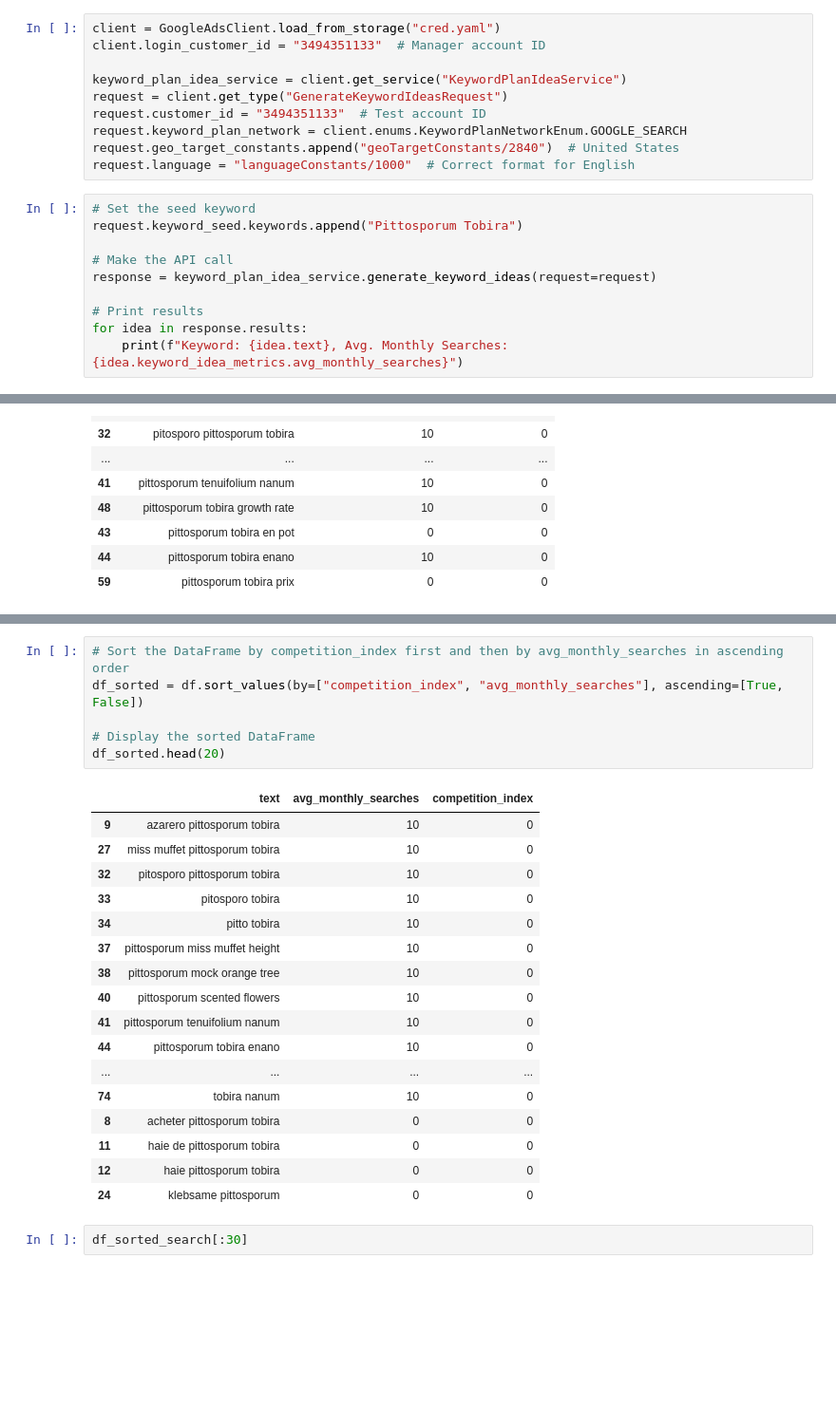
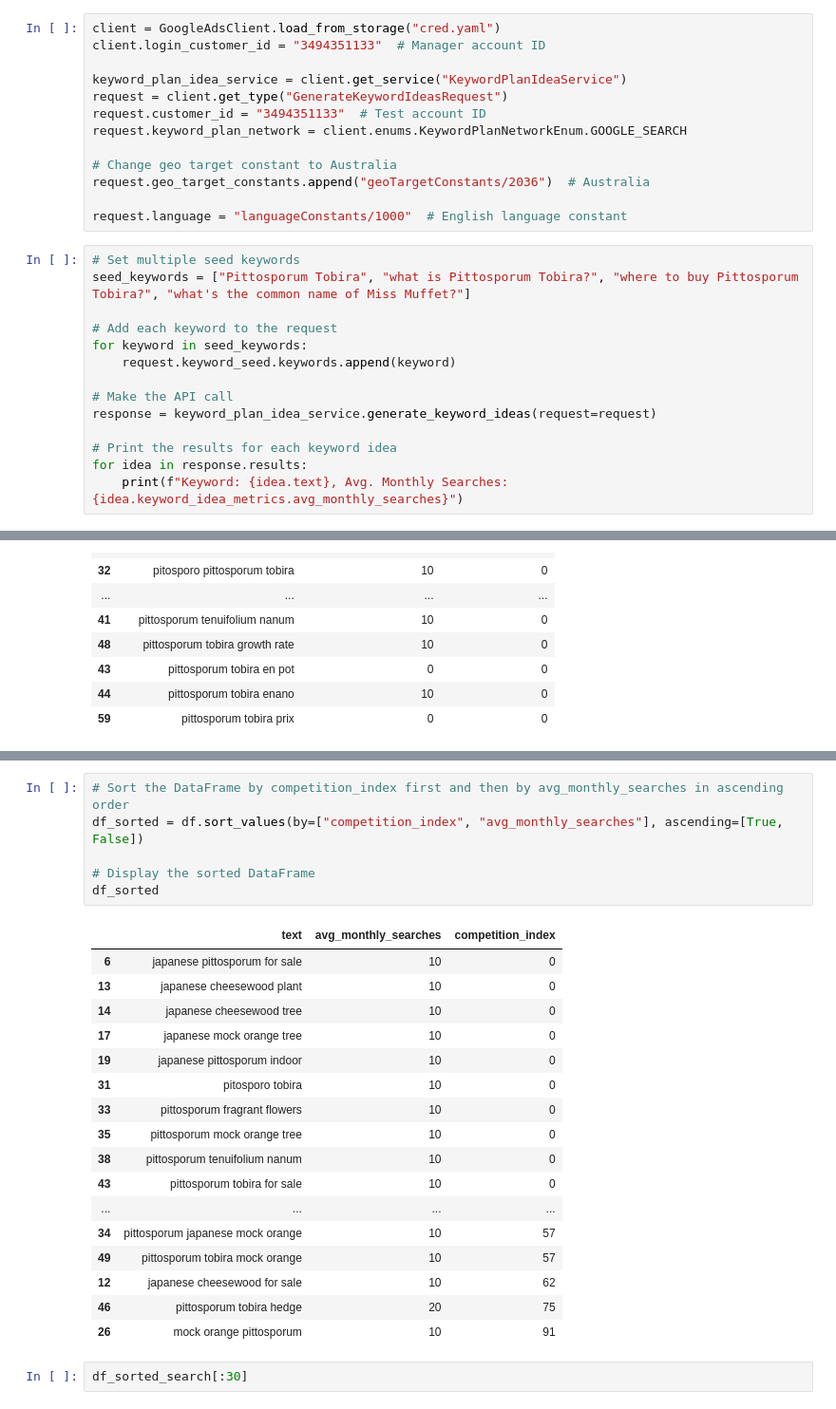
Before and after one commit to venture-data/programmatic-seo, a Jupyter notebook: content_generation.ipynb, the cells around one changed output, grey strips where cells are left out. Shown: that part at 95% size. Cells and saved outputs as stored; diff of their text form; blank space fills up the shorter version.

Commit message:
added multi keyword search

```diff
--- a/content_generation.ipynb
+++ b/content_generation.ipynb
@@ -161,16 +161,23 @@ keyword_plan_idea_service = client.get_service("KeywordPlanIdeaService")
 request = client.get_type("GenerateKeywordIdeasRequest")
 request.customer_id = "3494351133"  # Test account ID
 request.keyword_plan_network = client.enums.KeywordPlanNetworkEnum.GOOGLE_SEARCH
-request.geo_target_constants.append("geoTargetConstants/2840")  # United States
-request.language = "languageConstants/1000"  # Correct format for English
+
+# Change geo target constant to Australia
+request.geo_target_constants.append("geoTargetConstants/2036")  # Australia
+
+request.language = "languageConstants/1000"  # English language constant
 # %%
-# Set the seed keyword
-request.keyword_seed.keywords.append("Pittosporum Tobira")
+# Set multiple seed keywords
+seed_keywords = ["Pittosporum Tobira", "what is Pittosporum Tobira?", "where to buy Pittosporum Tobira?", "what's the common name of Miss Muffet?"]
+
+# Add each keyword to the request
+for keyword in seed_keywords:
+    request.keyword_seed.keywords.append(keyword)
 
 # Make the API call
 response = keyword_plan_idea_service.generate_keyword_ideas(request=request)
 
-# Print results
+# Print the results for each keyword idea
 for idea in response.results:
     print(f"Keyword: {idea.text}, Avg. Monthly Searches: {idea.keyword_idea_metrics.avg_monthly_searches}")
 # %% [output]
@@ -269,27 +276,27 @@ df_sorted_search.head(20)
 # %%
 # Sort the DataFrame by competition_index first and then by avg_monthly_searches in ascending order
 df_sorted = df.sort_values(by=["competition_index", "avg_monthly_searches"], ascending=[True, False])
 
 # Display the sorted DataFrame
-df_sorted.head(20)
+df_sorted
 # %% [output]
 |  | text | avg_monthly_searches | competition_index |
-| 9 | azarero pittosporum tobira | 10 | 0 |
-| 27 | miss muffet pittosporum tobira | 10 | 0 |
-| 32 | pitosporo pittosporum tobira | 10 | 0 |
-| 33 | pitosporo tobira | 10 | 0 |
-| 34 | pitto tobira | 10 | 0 |
-| 37 | pittosporum miss muffet height | 10 | 0 |
-| 38 | pittosporum mock orange tree | 10 | 0 |
-| 40 | pittosporum scented flowers | 10 | 0 |
-| 41 | pittosporum tenuifolium nanum | 10 | 0 |
-| 44 | pittosporum tobira enano | 10 | 0 |
+| 6 | japanese pittosporum for sale | 10 | 0 |
+| 13 | japanese cheesewood plant | 10 | 0 |
+| 14 | japanese cheesewood tree | 10 | 0 |
+| 17 | japanese mock orange tree | 10 | 0 |
+| 19 | japanese pittosporum indoor | 10 | 0 |
+| 31 | pitosporo tobira | 10 | 0 |
+| 33 | pittosporum fragrant flowers | 10 | 0 |
+| 35 | pittosporum mock orange tree | 10 | 0 |
+| 38 | pittosporum tenuifolium nanum | 10 | 0 |
+| 43 | pittosporum tobira for sale | 10 | 0 |
 | ... | ... | ... | ... |
-| 74 | tobira nanum | 10 | 0 |
-| 8 | acheter pittosporum tobira | 0 | 0 |
-| 11 | haie de pittosporum tobira | 0 | 0 |
-| 12 | haie pittosporum tobira | 0 | 0 |
-| 24 | klebsame pittosporum | 0 | 0 |
+| 34 | pittosporum japanese mock orange | 10 | 57 |
+| 49 | pittosporum tobira mock orange | 10 | 57 |
+| 12 | japanese cheesewood for sale | 10 | 62 |
+| 46 | pittosporum tobira hedge | 20 | 75 |
+| 26 | mock orange pittosporum | 10 | 91 |
 # %%
 df_sorted_search[:30]
 # %% [output]
```
Also changed, not shown: parts of 3 cells of this notebook.
